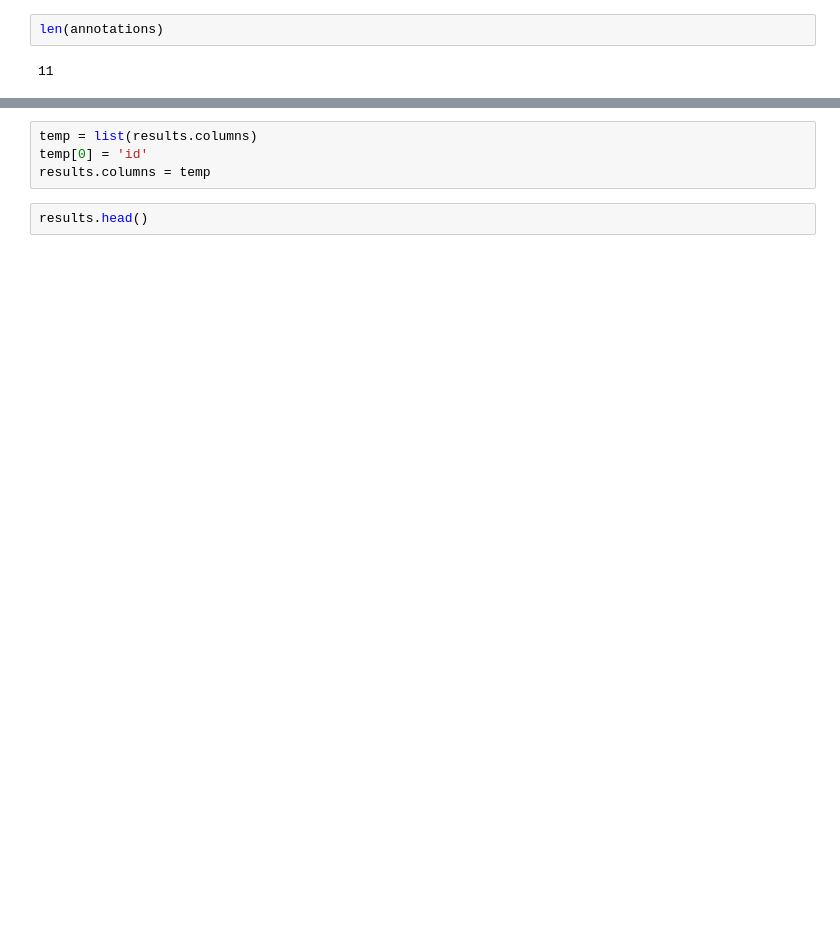
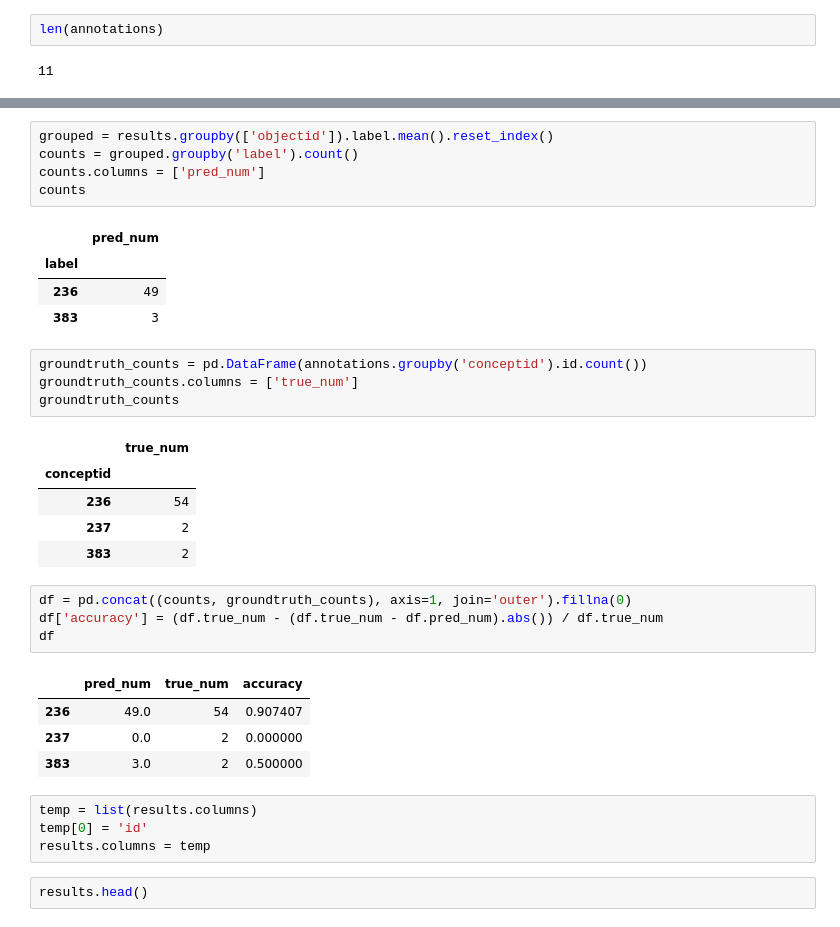
Before and after one commit to video-annotation-project/video-annotation-tool, a Jupyter notebook: ml/videof1tests.ipynb, the cells around one changed output, grey strips where cells are left out. Drawn from its saved outputs; the diff is of its cells as text; blank space fills up the shorter version.

```diff
--- a/ml/videof1tests.ipynb
+++ b/ml/videof1tests.ipynb
@@ -132,3 +144,32 @@ results.head()
+# %%
+grouped = results.groupby(['objectid']).label.mean().reset_index()
+counts = grouped.groupby('label').count()
+counts.columns = ['pred_num']
+counts
+# %% [output]
+|  | pred_num |
+| label |  |
+| 236 | 49 |
+| 383 | 3 |
+# %%
+groundtruth_counts = pd.DataFrame(annotations.groupby('conceptid').id.count())
+groundtruth_counts.columns = ['true_num']
+groundtruth_counts
+# %% [output]
+|  | true_num |
+| conceptid |  |
+| 236 | 54 |
+| 237 | 2 |
+| 383 | 2 |
+# %%
+df = pd.concat((counts, groundtruth_counts), axis=1, join='outer').fillna(0)
+df['accuracy'] = (df.true_num - (df.true_num - df.pred_num).abs()) / df.true_num
+df
+# %% [output]
+|  | pred_num | true_num | accuracy |
+| 236 | 49.0 | 54 | 0.907407 |
+| 237 | 0.0 | 2 | 0.000000 |
+| 383 | 3.0 | 2 | 0.500000 |
 # %%
 temp = list(results.columns)
 temp[0] = 'id'
```
Also changed, not shown: parts of 12 cells of this notebook, 1 other file.
